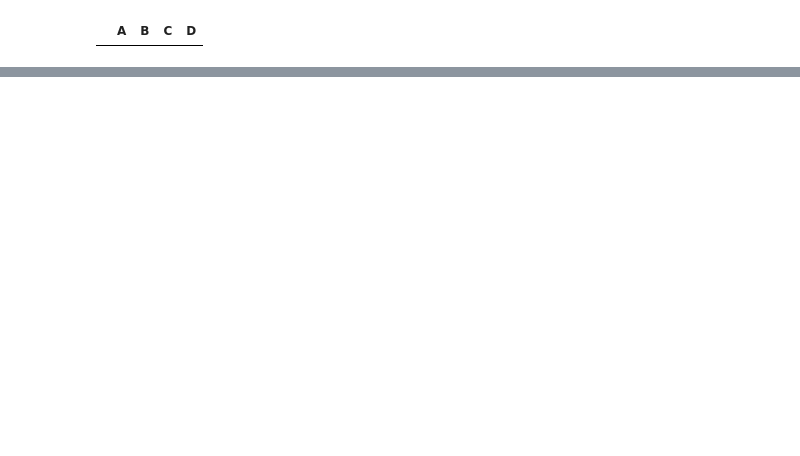
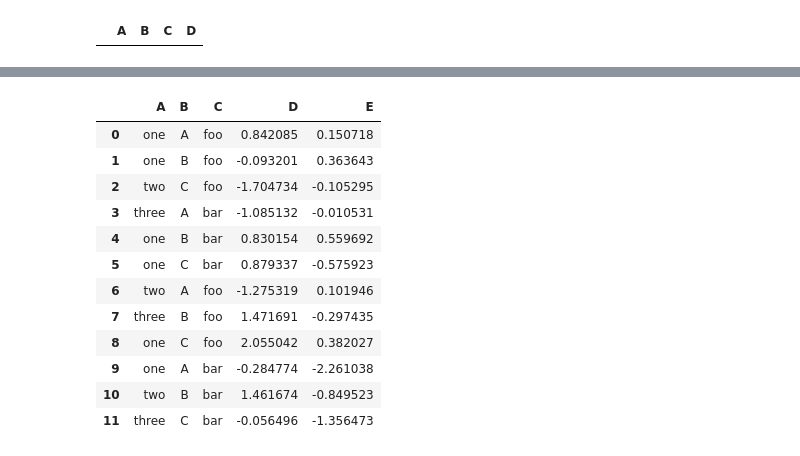
Before and after one commit to vieira-klgwn/learn_python_the_hard_way, a Jupyter notebook: module3/learning_pandas.ipynb, the cells around one changed output, grey strips where cells are left out. Saved outputs shown, nothing was run; the diff lists cells and outputs as text; code cells hidden in the pictures; blank space fills up the shorter version.

```diff
--- a/module3/learning_pandas.ipynb
+++ b/module3/learning_pandas.ipynb
@@ -211,0 +840,31 @@ df['20130102':'20130104']
+# %%
+df = pd.DataFrame(
+    {
+
+        "A": ["one", "one", "two", "three"] * 3,
+
+        "B": ["A", "B", "C"] * 4,
+
+        "C": ["foo", "foo", "foo", "bar", "bar", "bar"] * 2,
+
+        "D": np.random.randn(12),
+
+        "E": np.random.randn(12),
+    }
+)
+# %%
+df
+# %% [output]
+|  | A | B | C | D | E |
+| 0 | one | A | foo | 0.842085 | 0.150718 |
+| 1 | one | B | foo | -0.093201 | 0.363643 |
+| 2 | two | C | foo | -1.704734 | -0.105295 |
+| 3 | three | A | bar | -1.085132 | -0.010531 |
+| 4 | one | B | bar | 0.830154 | 0.559692 |
+| 5 | one | C | bar | 0.879337 | -0.575923 |
+| 6 | two | A | foo | -1.275319 | 0.101946 |
+| 7 | three | B | foo | 1.471691 | -0.297435 |
+| 8 | one | C | foo | 2.055042 | 0.382027 |
+| 9 | one | A | bar | -0.284774 | -2.261038 |
+| 10 | two | B | bar | 1.461674 | -0.849523 |
+| 11 | three | C | bar | -0.056496 | -1.356473 |
```
Also changed, not shown: parts of 126 cells of this notebook, 3 other files.
